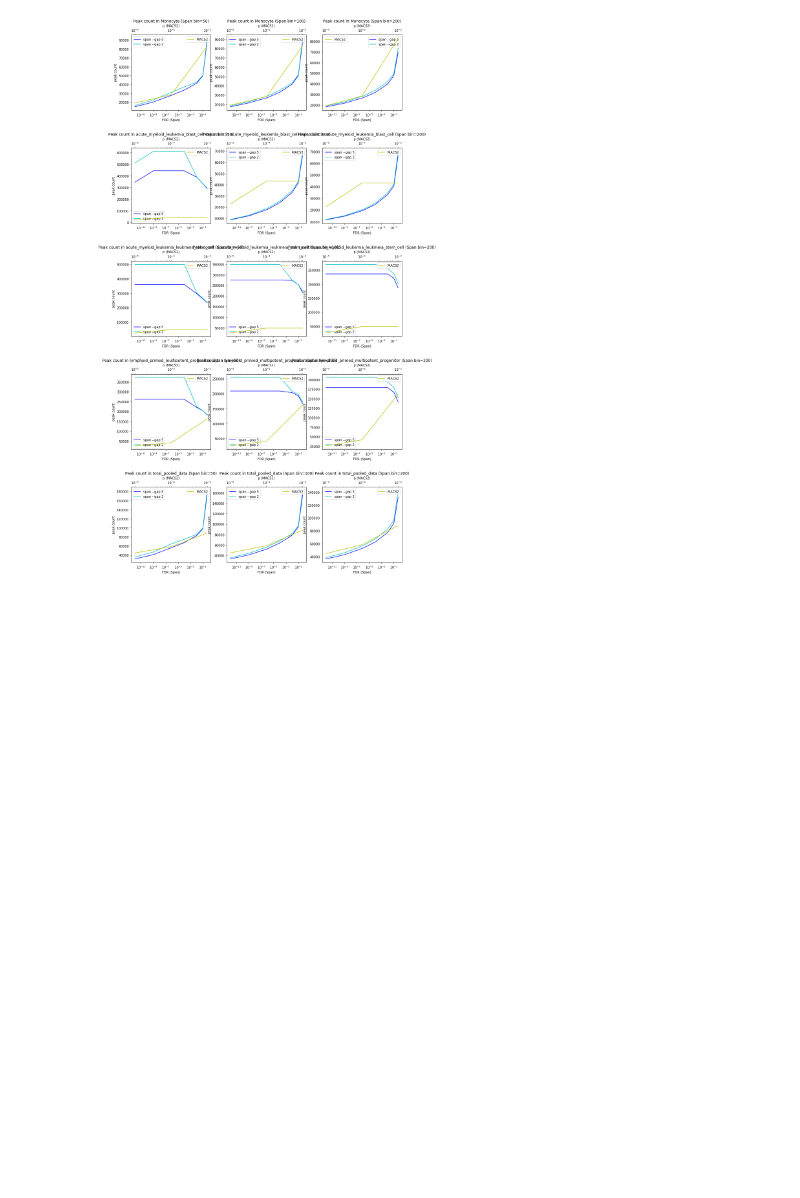
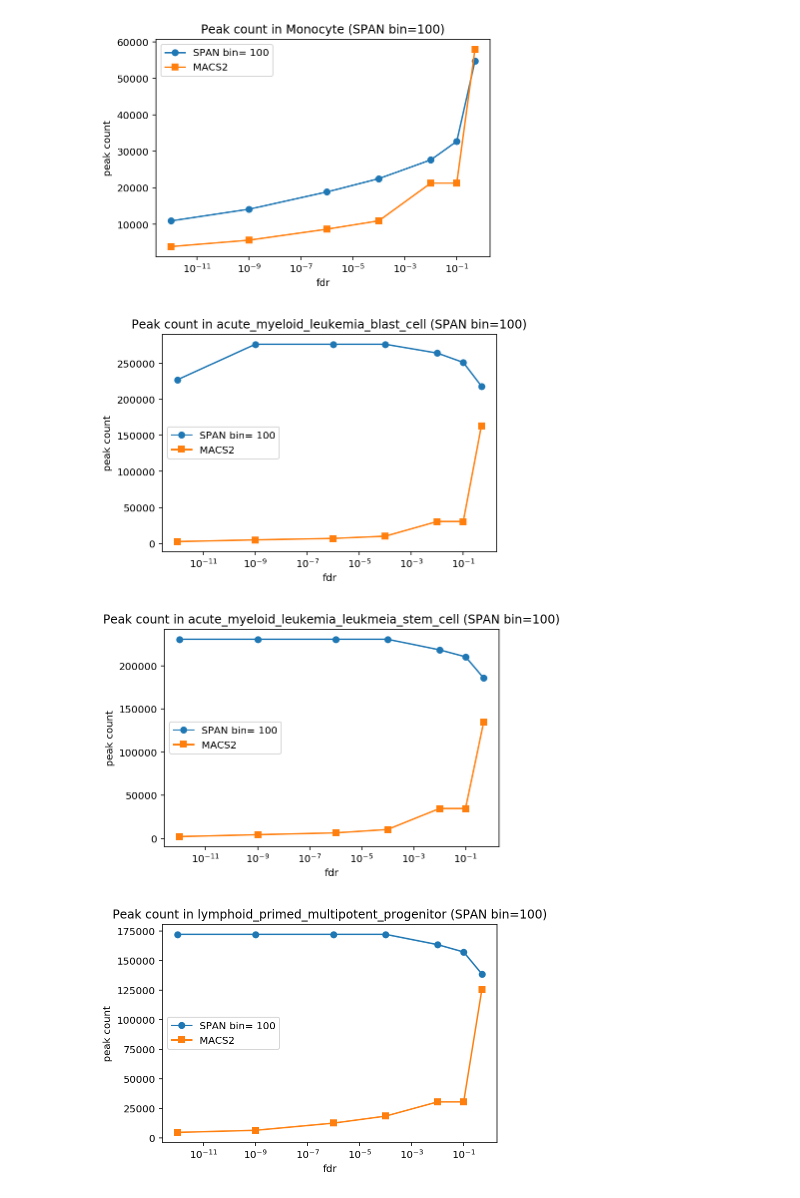
Before and after one commit to JetBrains-Research/peak-callers-analysis, a Jupyter notebook: GSE74310 figures.ipynb, the cells around one changed output. Saved outputs shown, nothing was run; the diff lists cells and outputs as text; code cells hidden in the pictures; blank space fills up the shorter version.

```diff
--- a/GSE74310 figures.ipynb
+++ b/GSE74310 figures.ipynb
@@ -36,5 +62,5 @@ monocyte_dhs_file = BedTool(MONOCYTE_DHS_PATH)
 monocyte_dhs_count = monocyte_dhs_file.count()
 CHROM_SIZES = os.path.join(EXPERIMENT_FOLDER, "hg19.chrom.sizes")
 # %%
-main_dataframe = pd.DataFrame(columns=['peak_caller', 'cell', 'p', 'bin', 'fdr', 'gap',
+main_dataframe = pd.DataFrame(columns=['peak_caller', 'cell', 'q', 'bin', 'gap',
                                        'peak_count', 'dhs_by_peak', 'peak_by_dhs'])
@@ -81,7 +112,6 @@ Processing total_pooled_data for p=0.00001
 # %%
-# populate Span entries -- takes 1+ hour
-SPAN_FDRS = ["0.5", "0.1", "0.01", "1E-4", "1E-6", "1E-9", "1E-12"]
-SPAN_GAPS = ["0", "2", "5"]
+SPAN_FDRS = QS
+SPAN_GAPS = ["5"]
 for cell in CELLS:
     bam_path = bam_paths[cell]
     for span_bin in SPAN_BINS:
@@ -91,7 +121,7 @@ for cell in CELLS:
             for span_gap in SPAN_GAPS:
                 peaks_path = "/tmp/span_peaks.bed"
                 command = ('java -jar {} analyze -t {} --chrom.sizes {} --model {} --bin {} '
-                           '--keep-dup --fragment 0 '
+                           '--keep-dup true --fragment 0 '
                            '--fdr {} --gap {} --peaks {} --workdir {} --threads 8').format(
                     SPAN_JAR, bam_path, CHROM_SIZES, model_path, span_bin, span_fdr, span_gap, peaks_path, work_dir)
                 print('Running ' + command)
@@ -109,6 +139,7 @@ for cell in CELLS:
                 else:
                     peak_by_dhs = math.nan
                     dhs_by_peak = math.nan
-                main_dataframe.loc[len(main_dataframe)] = ('span', cell, math.nan, int(span_bin), float(span_fdr),
-                                                           int(span_gap), peak_count, dhs_by_peak, peak_by_dhs)
+                main_dataframe.loc[len(main_dataframe)] = \
+                ('span', cell, float(span_fdr), int(span_bin),
+                 int(span_gap), peak_count, dhs_by_peak, peak_by_dhs)
 # %% [output]
@@ -178,29 +230,23 @@ plt.show()
 # %%
-# Plot peak counts
-# Note that leukemia stem cell and lymphoid progenitor failed to fit, as well as leukemia blast cell for bin=50
-fig, span_axes_matrix = plt.subplots(len(CELLS), len(SPAN_BINS), sharex=False, sharey=False, figsize=(15, 6 * len(CELLS)))
-for cell, span_axes_vector in zip(CELLS, span_axes_matrix):
-    for span_bin, span_ax in zip(SPAN_BINS, span_axes_vector):
-        peak_count_dataframe = main_dataframe[np.logical_and(main_dataframe['cell'] == cell,
-                                                             np.logical_or(main_dataframe['peak_caller'] == 'macs2',
-                                                                           main_dataframe['bin'] == int(span_bin)))]
-        macs2_ax = span_ax.twiny()
-        span_ax.set_xlabel('FDR (Span)')
-        macs2_ax.set_xlabel('p (MACS2)')
-        span_ax.set_xscale('log')
-        macs2_ax.set_xscale('log')
-        span_peak_count_5 = peak_count_dataframe[np.logical_and(peak_count_dataframe['peak_caller'] == 'span', peak_count_dataframe['gap'] == 5)]
-        span_ax.plot(span_peak_count_5['fdr'], span_peak_count_5['peak_count'], 'b', label='span --gap 5')
-        span_peak_count_2 = peak_count_dataframe[np.logical_and(peak_count_dataframe['peak_caller'] == 'span', peak_count_dataframe['gap'] == 2)]
-        span_ax.plot(span_peak_count_2['fdr'], span_peak_count_2['peak_count'], 'c', label='span --gap 2')
+for cell in CELLS:
+    for span_bin in SPAN_BINS:
+        peak_count_dataframe = main_dataframe[
+            np.logical_and(main_dataframe['cell'] == cell,
+            np.logical_or(main_dataframe['peak_caller'] == 'macs2', main_dataframe['bin'] == int(span_bin)))]
+        span_peak_count_5 = peak_count_dataframe[
+            np.logical_and(peak_count_dataframe['peak_caller'] == 'span', peak_count_dataframe['gap'] == 5)]
+        plt.plot(span_peak_count_5['q'], span_peak_count_5['peak_count'], 'o-', label='SPAN bin= ' + span_bin)
+
         macs2_peak_count = peak_count_dataframe[peak_count_dataframe['peak_caller'] == 'macs2']
-        macs2_ax.plot(macs2_peak_count['p'], macs2_peak_count['peak_count'], 'y', label='MACS2')
-        span_ax.set_ylabel('peak count')
-        span_ax.set_title('Peak count in ' + cell + ' (Span bin=' + span_bin + ')')
-        span_ax.legend()
-        macs2_ax.legend()
-fig.subplots_adjust(hspace=0.5)
-fig.savefig("GSE74310_peak_count.png", dpi=300)
-plt.show()
+        plt.plot(macs2_peak_count['q'], macs2_peak_count['peak_count'], 's-', label='MACS2')
+        plt.xlabel('fdr')
+        plt.xscale('log')
+        plt.ylabel('peak count')
+        plt.title('Peak count in ' + cell + ' (SPAN bin=' + span_bin + ')')
+        plt.legend()
+        plt.show()
 # %% [output]
-[figure, old version]
+[figure, new version]
+[figure, added]
+[figure, added]
+[figure, added]
```
Also changed, not shown: parts of 16 cells of this notebook.
